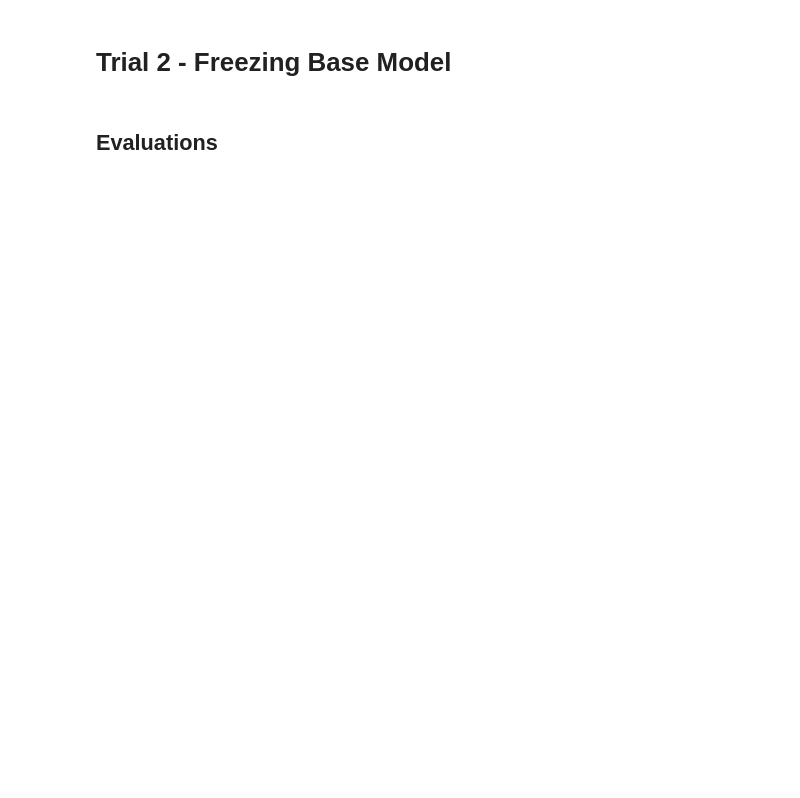
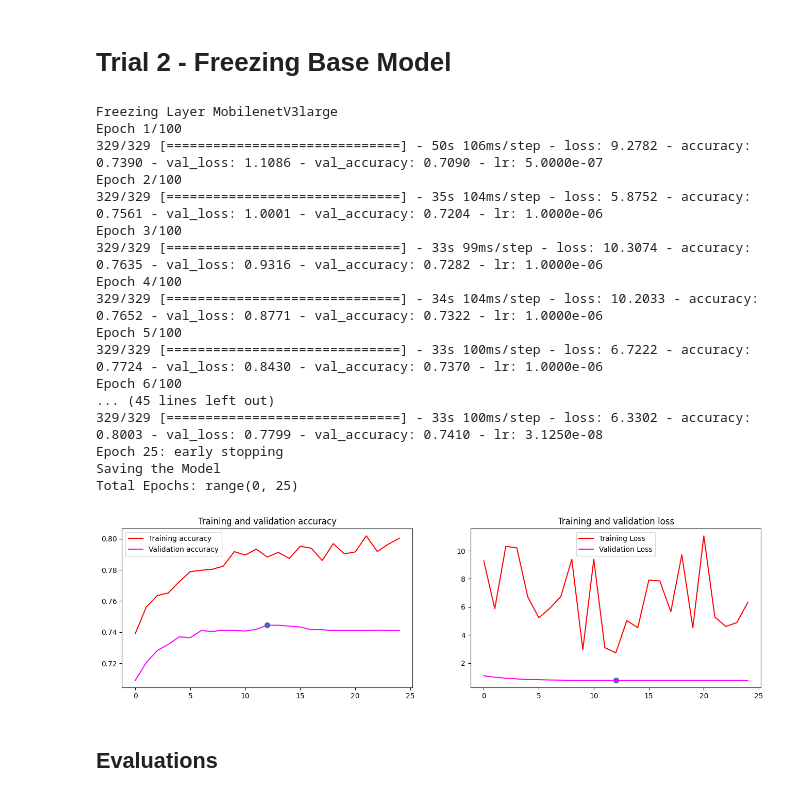
Before and after one commit to RayGone/DeepWeeds, a Jupyter notebook: MobileNet/V3/SelfAttention-Fusion.ipynb, the cells around one changed output. Drawn from its saved outputs; the diff is of its cells as text; code cells hidden in the pictures; blank space fills up the shorter version.

```diff
--- a/MobileNet/V3/SelfAttention-Fusion.ipynb
+++ b/MobileNet/V3/SelfAttention-Fusion.ipynb
@@ -797,31 +843,52 @@ a, b = eval_model(model, test_generator)
 # %%
 # weights = getWeightedClass(data_info, 1/2)
 # print("Using Class-Weights",weights)
 # model = skipAugment(model)
 for layer in model.layers:
     if('mobilenet' in layer.name.lower()):
         print("Freezing Layer", layer.name)
         layer.trainable = False
         break
 
 model.compile(loss='categorical_crossentropy',
-  optimizer=AdamW(learning_rate=1e-5,  weight_decay=5e-5),
+  optimizer=AdamW(learning_rate=1e-6,  weight_decay=5e-4),
   metrics=['accuracy'])
 
+
+warm_up_epochs = 2
 reduce_lr = tf.keras.callbacks.ReduceLROnPlateau(monitor='val_loss',factor=0.5, patience=2, verbose=1, min_lr=1e-8)
 # Train the model
 history2 = model.fit(
       train_generator,
       epochs=EPOCHS,
       validation_data=validation_generator,
-      callbacks=[early_stopping,reduce_lr, tf.keras.callbacks.TensorBoard(log_dir="./logs", histogram_freq=1)]
+      callbacks=[warmup, reduce_lr, early_stopping],
     )
 
 print("Saving the Model")
 model.save(model.name+".keras")
 
 # Plot training results
 plot_loss_acc(history2.history)
+# %% [output]
+Freezing Layer MobilenetV3large
+Epoch 1/100
+329/329 [==============================] - 50s 106ms/step - loss: 9.2782 - accuracy: 0.7390 - val_loss: 1.1086 - val_accuracy: 0.7090 - lr: 5.0000e-07
+Epoch 2/100
+329/329 [==============================] - 35s 104ms/step - loss: 5.8752 - accuracy: 0.7561 - val_loss: 1.0001 - val_accuracy: 0.7204 - lr: 1.0000e-06
+Epoch 3/100
+329/329 [==============================] - 33s 99ms/step - loss: 10.3074 - accuracy: 0.7635 - val_loss: 0.9316 - val_accuracy: 0.7282 - lr: 1.0000e-06
+Epoch 4/100
+329/329 [==============================] - 34s 104ms/step - loss: 10.2033 - accuracy: 0.7652 - val_loss: 0.8771 - val_accuracy: 0.7322 - lr: 1.0000e-06
+Epoch 5/100
+329/329 [==============================] - 33s 100ms/step - loss: 6.7222 - accuracy: 0.7724 - val_loss: 0.8430 - val_accuracy: 0.7370 - lr: 1.0000e-06
+Epoch 6/100
+... (45 lines left out)
+329/329 [==============================] - 33s 100ms/step - loss: 6.3302 - accuracy: 0.8003 - val_loss: 0.7799 - val_accuracy: 0.7410 - lr: 3.1250e-08
+Epoch 25: early stopping
+Saving the Model
+Total Epochs: range(0, 25)
+[figure, added]
 # %% [markdown]
 ## Evaluations
 # %%
```
Also changed, not shown: parts of 7 cells of this notebook.
